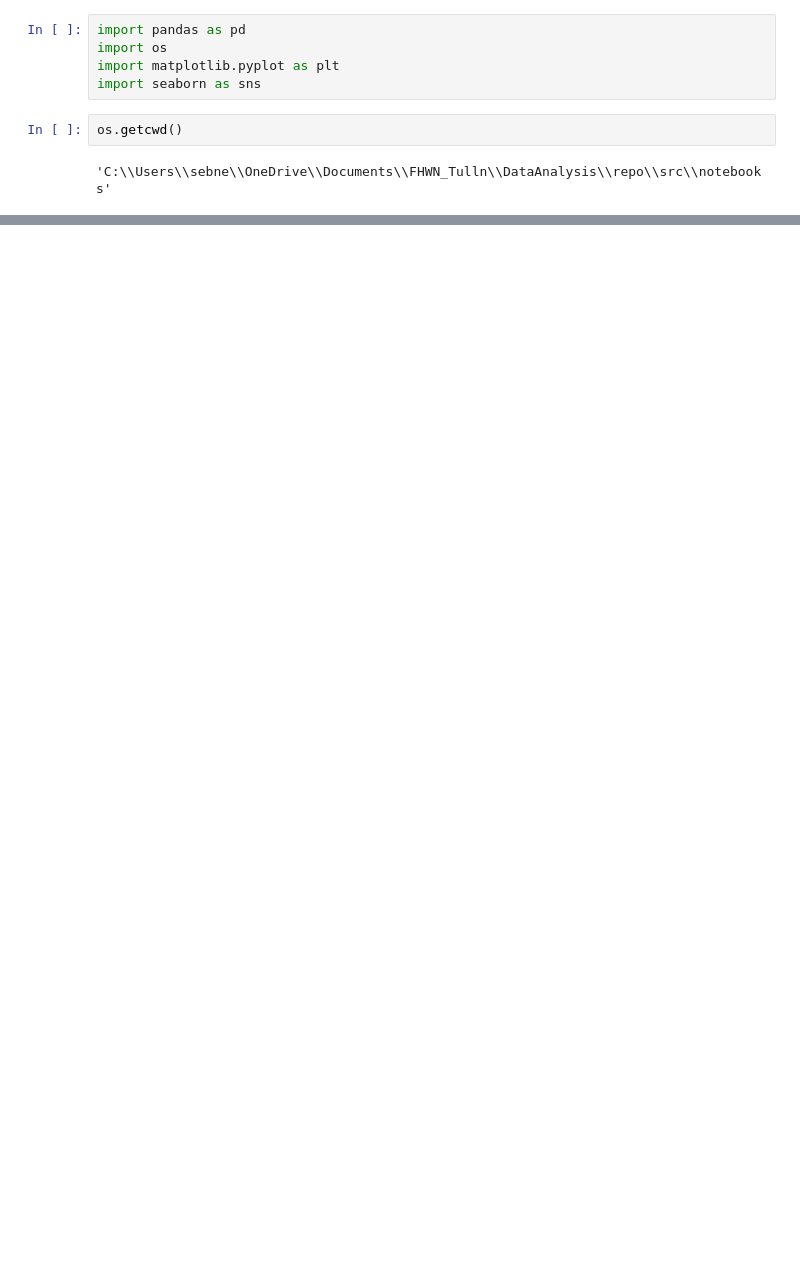
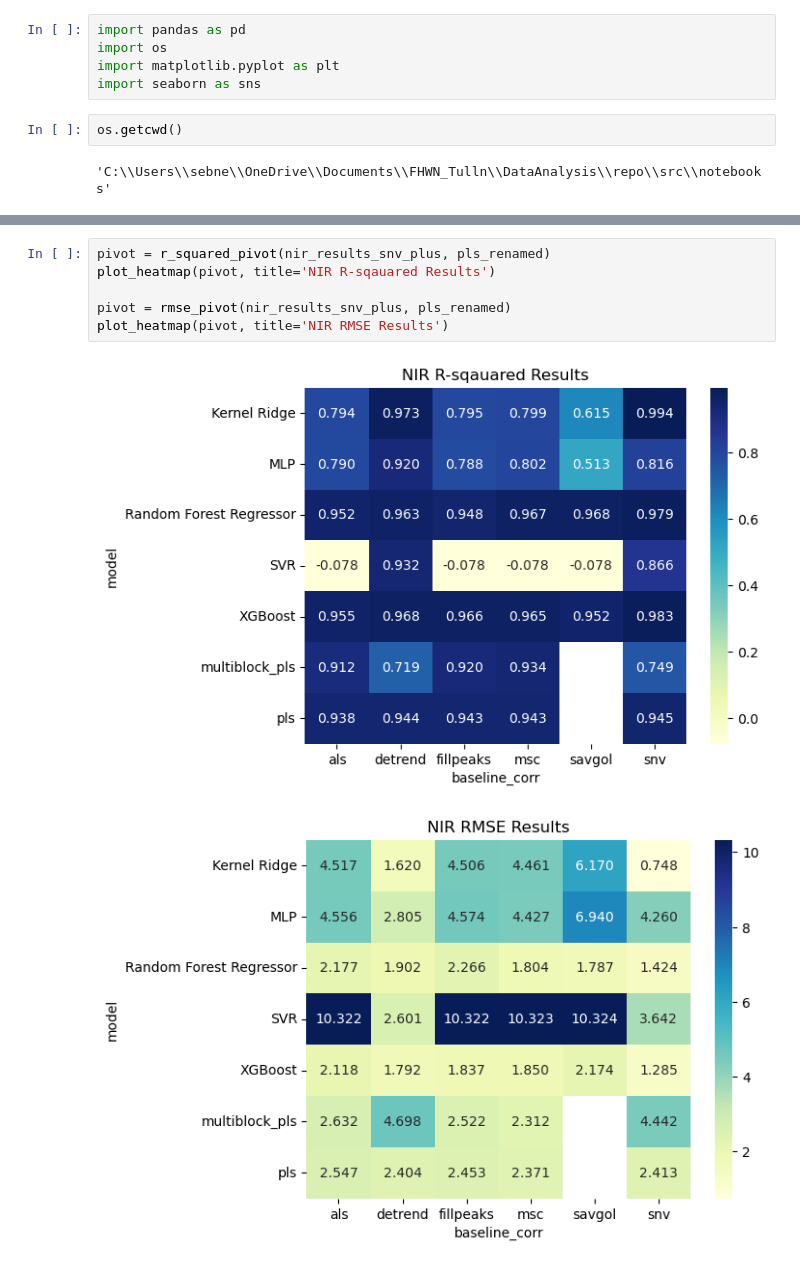
Before and after one commit to sebnemyyl/Characterization-of-cotton-polyester-textiles-using-IR-spectroscopy, a Jupyter notebook: src/notebooks/model_evaluation.ipynb, the cells around one changed output, grey strips where cells are left out. Drawn from its saved outputs; the diff is of its cells as text; blank space fills up the shorter version.

```diff
--- a/src/notebooks/model_evaluation.ipynb
+++ b/src/notebooks/model_evaluation.ipynb
@@ -90 +61,10 @@ plt.show()
+# %%
+pivot = r_squared_pivot(nir_results_snv_plus, pls_renamed)
+plot_heatmap(pivot, title='NIR R-sqauared Results')
+
+pivot = rmse_pivot(nir_results_snv_plus, pls_renamed)
+plot_heatmap(pivot, title='NIR RMSE Results')
+# %% [output]
+[figure, added]
+[figure, added]
 # %%
```
Also changed, not shown: parts of 12 cells of this notebook, 1 other file.
